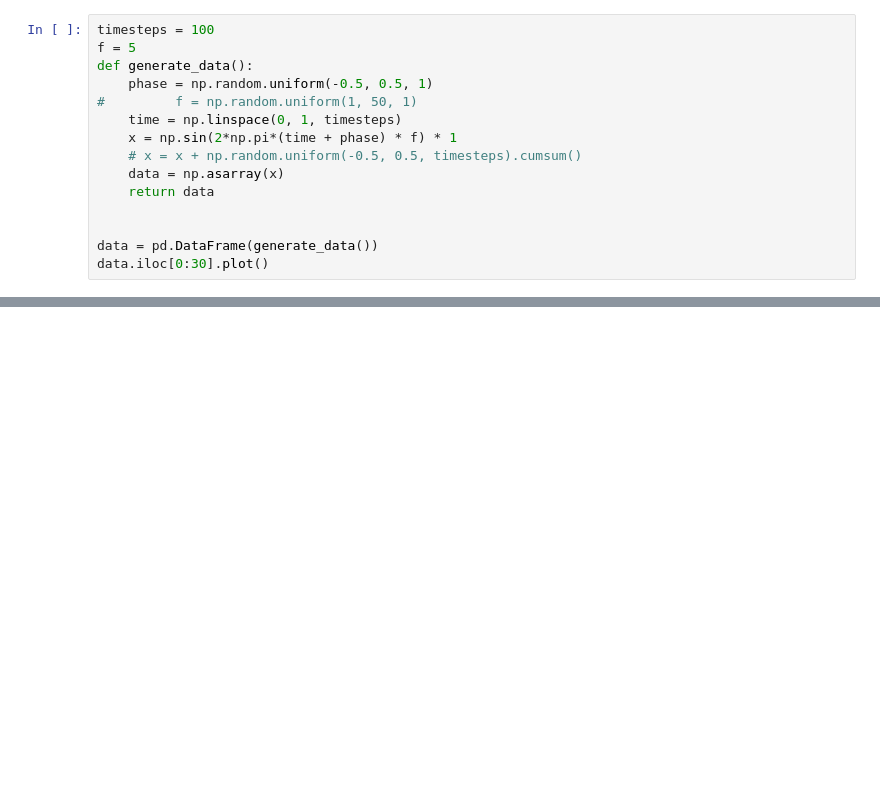
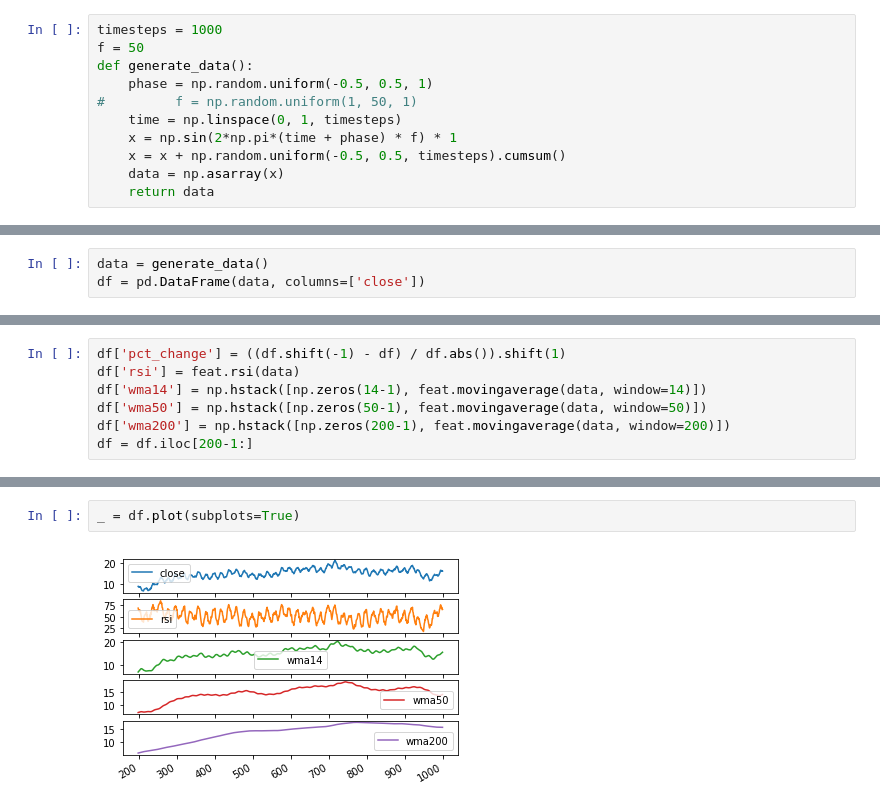
Before and after one commit to vaaale/stockbot, a Jupyter notebook: Untitled.ipynb, the cells around one changed output, grey strips where cells are left out. Drawn from its saved outputs; the diff is of its cells as text; blank space fills up the shorter version.

```diff
--- a/Untitled.ipynb
+++ b/Untitled.ipynb
@@ -6,15 +7,11 @@ import pandas as pd
 # %%
-timesteps = 100
-f = 5
+timesteps = 1000
+f = 50
 def generate_data():
     phase = np.random.uniform(-0.5, 0.5, 1)
 #         f = np.random.uniform(1, 50, 1)
     time = np.linspace(0, 1, timesteps)
     x = np.sin(2*np.pi*(time + phase) * f) * 1
-    # x = x + np.random.uniform(-0.5, 0.5, timesteps).cumsum()
+    x = x + np.random.uniform(-0.5, 0.5, timesteps).cumsum()
     data = np.asarray(x)
     return data
-
-
-data = pd.DataFrame(generate_data())
-data.iloc[0:30].plot()
@@ -73,0 +18,3 @@ Name: pct_chg, dtype: float64
+# %%
+data = generate_data()
+df = pd.DataFrame(data, columns=['close'])
@@ -73,0 +30,7 @@ Name: pct_chg, dtype: float64
+# %%
+df['pct_change'] = ((df.shift(-1) - df) / df.abs()).shift(1)
+df['rsi'] = feat.rsi(data)
+df['wma14'] = np.hstack([np.zeros(14-1), feat.movingaverage(data, window=14)])
+df['wma50'] = np.hstack([np.zeros(50-1), feat.movingaverage(data, window=50)])
+df['wma200'] = np.hstack([np.zeros(200-1), feat.movingaverage(data, window=200)])
+df = df.iloc[200-1:]
@@ -73,0 +55,4 @@ Name: pct_chg, dtype: float64
+# %%
+_ = df.plot(subplots=True)
+# %% [output]
+[figure, added]
```
Also changed, not shown: parts of 13 cells of this notebook, 3 other files.
